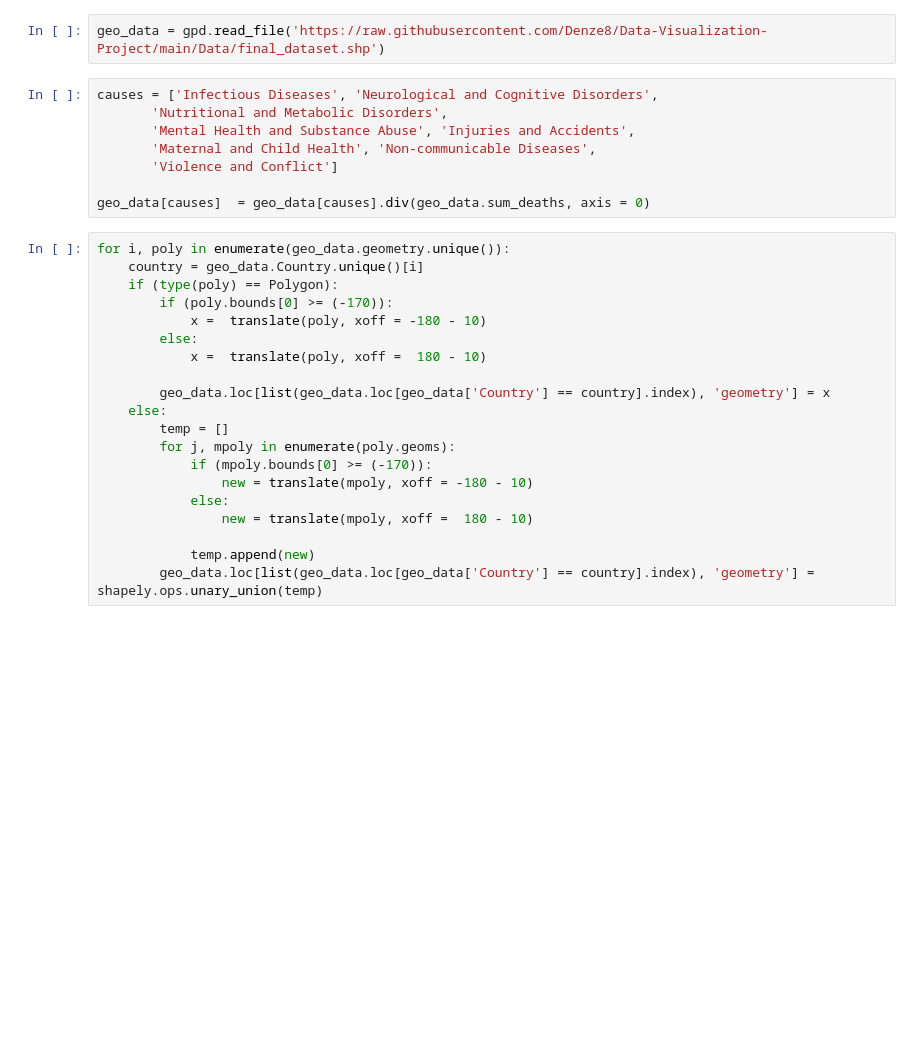
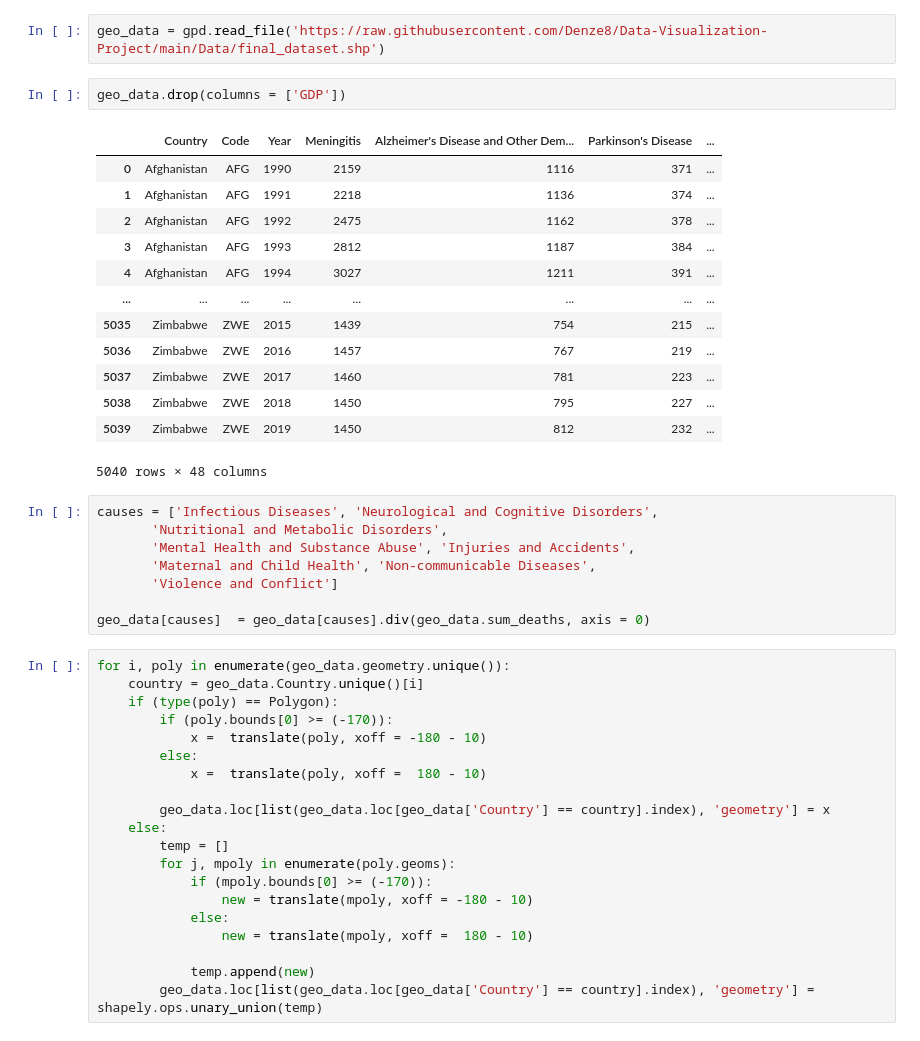
Before and after one commit to Denze8/Data-Visualization-Project, a Jupyter notebook: appmain.ipynb, the cells around one changed output. Cells and saved outputs as stored; diff of their text form; blank space fills up the shorter version.

```diff
--- a/appmain.ipynb
+++ b/appmain.ipynb
@@ -43,5 +47,21 @@ pn.extension()
 # %%
 geo_data = gpd.read_file('https://raw.githubusercontent.com/Denze8/Data-Visualization-Project/main/Data/final_dataset.shp')
+# %%
+geo_data.drop(columns = ['GDP'])
+# %% [output]
+|  | Country | Code | Year | Meningitis | Alzheimer's Disease and Other Dem... | Parkinson's Disease | ... |
+| 0 | Afghanistan | AFG | 1990 | 2159 | 1116 | 371 | ... |
+| 1 | Afghanistan | AFG | 1991 | 2218 | 1136 | 374 | ... |
+| 2 | Afghanistan | AFG | 1992 | 2475 | 1162 | 378 | ... |
+| 3 | Afghanistan | AFG | 1993 | 2812 | 1187 | 384 | ... |
+| 4 | Afghanistan | AFG | 1994 | 3027 | 1211 | 391 | ... |
+| ... | ... | ... | ... | ... | ... | ... | ... |
+| 5035 | Zimbabwe | ZWE | 2015 | 1439 | 754 | 215 | ... |
+| 5036 | Zimbabwe | ZWE | 2016 | 1457 | 767 | 219 | ... |
+| 5037 | Zimbabwe | ZWE | 2017 | 1460 | 781 | 223 | ... |
+| 5038 | Zimbabwe | ZWE | 2018 | 1450 | 795 | 227 | ... |
+| 5039 | Zimbabwe | ZWE | 2019 | 1450 | 812 | 232 | ... |
+5040 rows × 48 columns
 # %%
 causes = ['Infectious Diseases', 'Neurological and Cognitive Disorders',
        'Nutritional and Metabolic Disorders',
```
Also changed, not shown: parts of 28 cells of this notebook.
